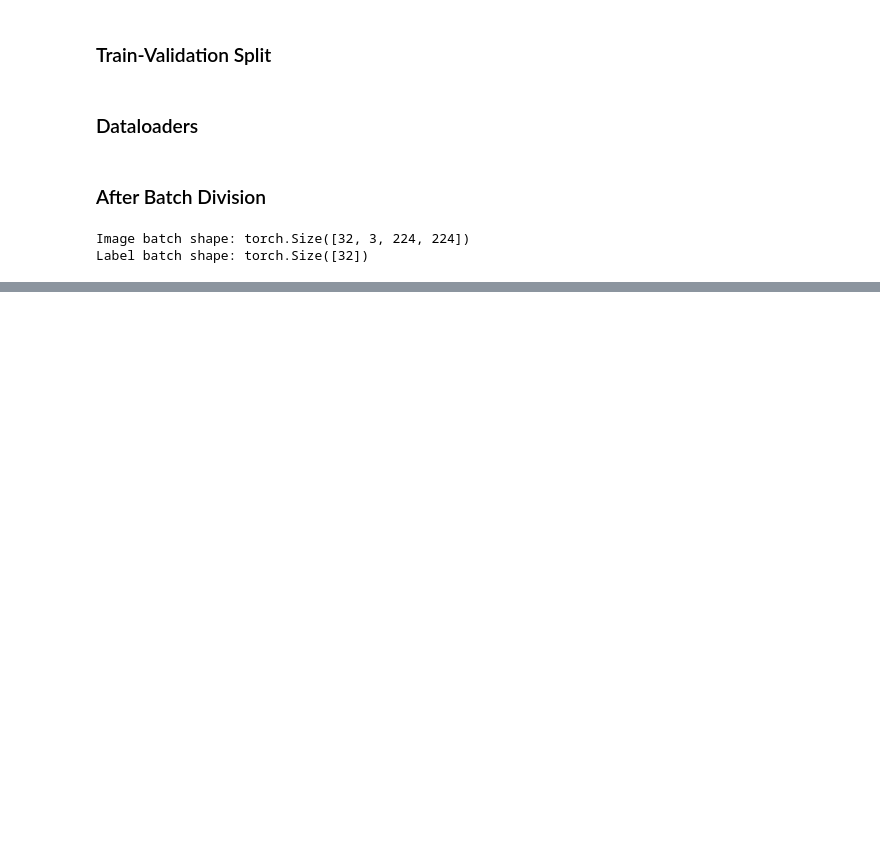
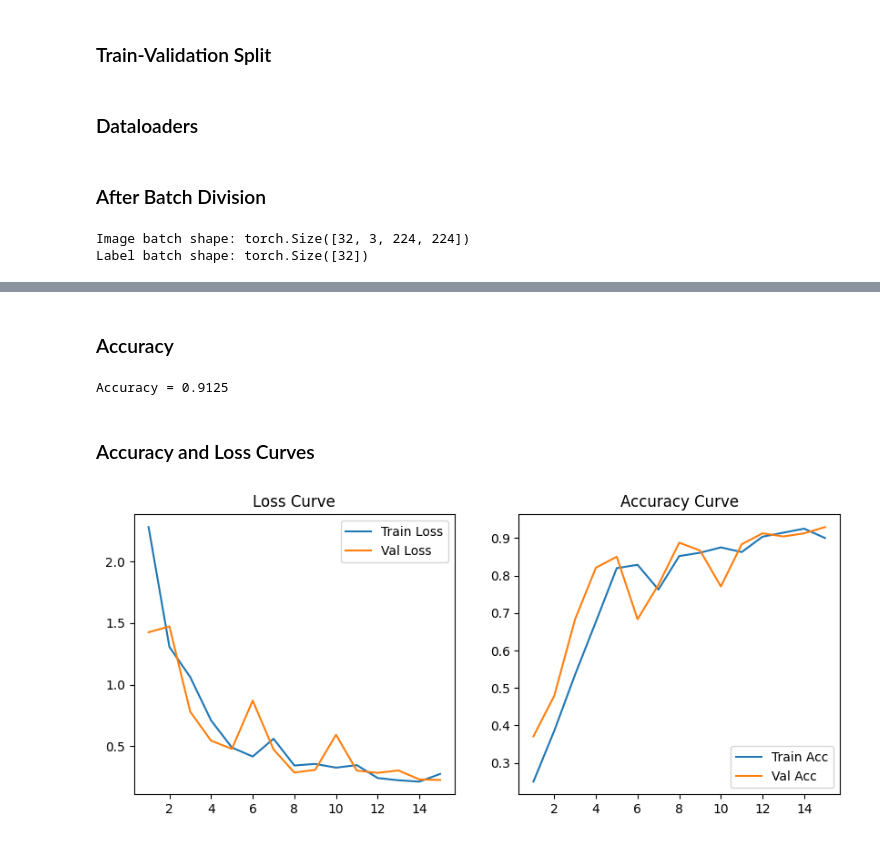
Before and after one commit to yuvarajk2109/industrial-automation-vit, a Jupyter notebook: Code/sugar.ipynb, the cells around one changed output, grey strips where cells are left out. Saved outputs shown, nothing was run; the diff lists cells and outputs as text; code cells hidden in the pictures; blank space fills up the shorter version.

Commit message:
Training Run - Model - vit_base_patch16_224

```diff
--- a/Code/sugar.ipynb
+++ b/Code/sugar.ipynb
@@ -718,0 +880,26 @@ Label batch shape: torch.Size([32])
+# %%
+def validate_one_epoch(model, loader, criterion, device):
+    model.eval()
+
+    running_loss = 0.0
+    correct = 0
+    total = 0
+
+    with torch.no_grad():
+        for images, labels in loader:
+            images = images.to(device)
+            labels = labels.to(device)
+
+            outputs = model(images)
+            loss = criterion(outputs, labels)
+
+            running_loss += loss.item()
+
+            _, preds = torch.max(outputs, 1)
+            correct += (preds == labels).sum().item()
+            total += labels.size(0)
+
+    epoch_loss = running_loss / len(loader)
+    epoch_acc = correct / total
+
+    return epoch_loss, epoch_acc
@@ -718,0 +1028,28 @@ Label batch shape: torch.Size([32])
+# %% [markdown]
+### Accuracy
+# %%
+print("Accuracy = {:.4f}".format(val_acc))
+# %% [output]
+Accuracy = 0.9125
+# %% [markdown]
+### Accuracy and Loss Curves
+# %%
+epochs_range = range(1, MAX_EPOCHS + 1)
+
+plt.figure(figsize=(10,4))
+
+plt.subplot(1,2,1)
+plt.plot(epochs_range, train_losses, label="Train Loss")
+plt.plot(epochs_range, val_losses, label="Val Loss")
+plt.legend()
+plt.title("Loss Curve")
+
+plt.subplot(1,2,2)
+plt.plot(epochs_range, train_accuracies, label="Train Acc")
+plt.plot(epochs_range, val_accuracies, label="Val Acc")
+plt.legend()
+plt.title("Accuracy Curve")
+
+plt.show()
+# %% [output]
+[figure, added]
```
Also changed, not shown: parts of 36 cells of this notebook.
